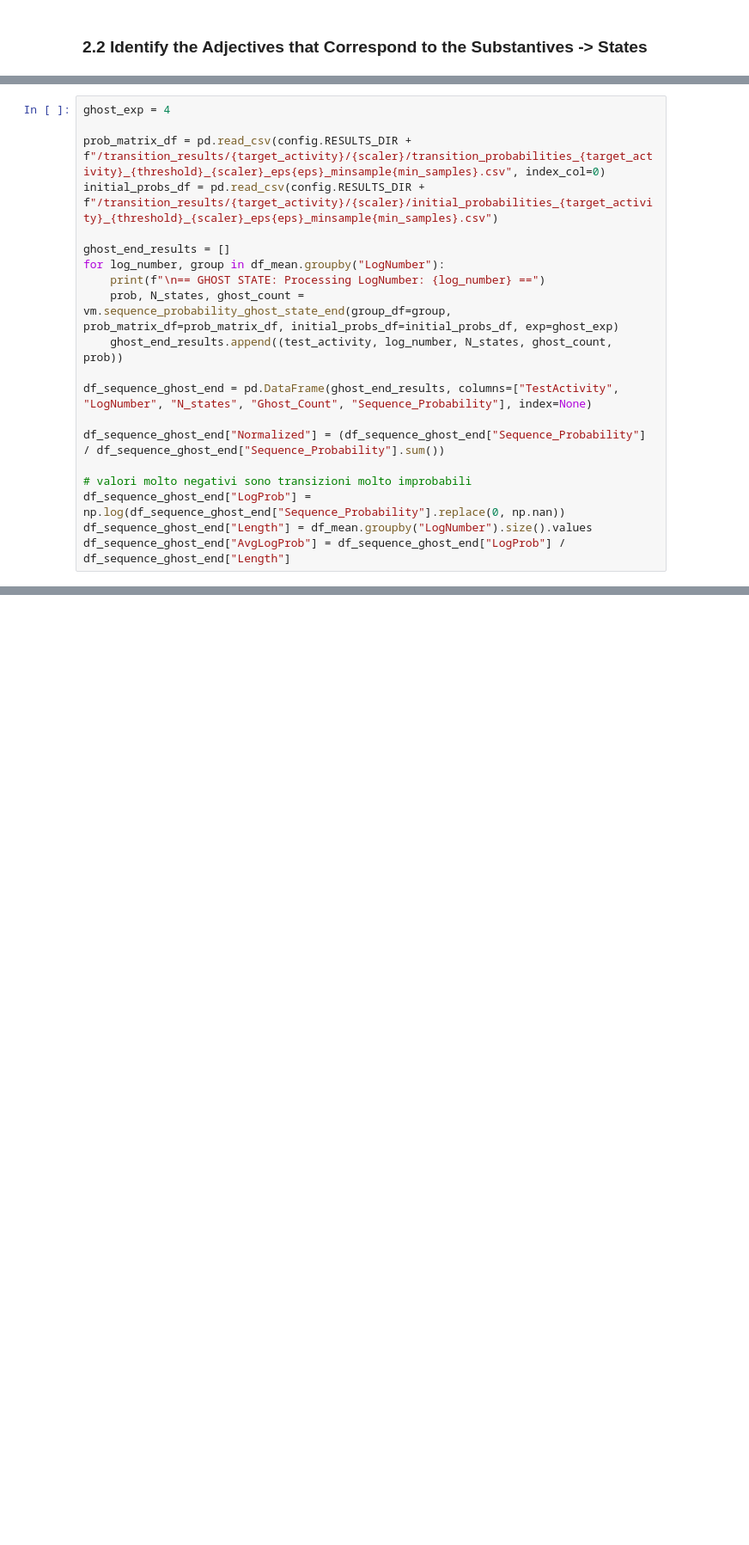
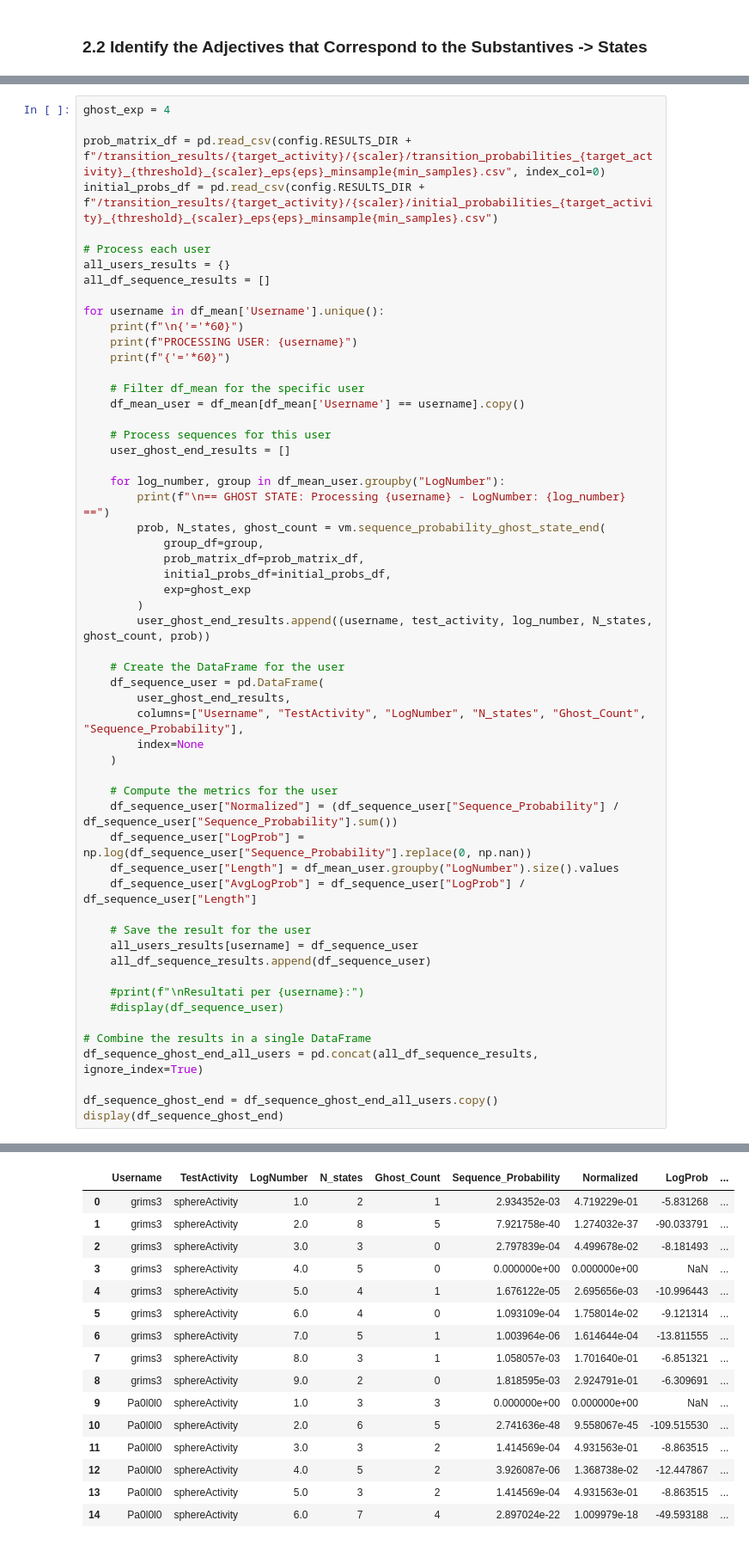
Before and after one commit to VSecLab/BioCRG, a Jupyter notebook: model_project/src/model.ipynb, the cells around one changed output, grey strips where cells are left out. Shown: that part at 86% size. Saved outputs shown, nothing was run; the diff lists cells and outputs as text; blank space fills up the shorter version.

```diff
--- a/model_project/src/model.ipynb
+++ b/model_project/src/model.ipynb
@@ -313,23 +522,60 @@ When calculating the probability of each sequence, we take into account the numb
 -n: number of Ghost States
 
 -N: total number of states in the sequence
-# %%
-ghost_exp = 4
-
-prob_matrix_df = pd.read_csv(config.RESULTS_DIR + f"/transition_results/{target_activity}/{scaler}/transition_probabilities_{target_activity}_{threshold}_{scaler}_eps{eps}_minsample{min_samples}.csv", index_col=0)
-initial_probs_df = pd.read_csv(config.RESULTS_DIR + f"/transition_results/{target_activity}/{scaler}/initial_probabilities_{target_activity}_{threshold}_{scaler}_eps{eps}_minsample{min_samples}.csv")
-
-ghost_end_results = []
-for log_number, group in df_mean.groupby("LogNumber"):
-    print(f"\n== GHOST STATE: Processing LogNumber: {log_number} ==")
-    prob, N_states, ghost_count = vm.sequence_probability_ghost_state_end(group_df=group, prob_matrix_df=prob_matrix_df, initial_probs_df=initial_probs_df, exp=ghost_exp)
-    ghost_end_results.append((test_activity, log_number, N_states, ghost_count, prob))
-
-df_sequence_ghost_end = pd.DataFrame(ghost_end_results, columns=["TestActivity", "LogNumber", "N_states", "Ghost_Count", "Sequence_Probability"], index=None)
-
-df_sequence_ghost_end["Normalized"] = (df_sequence_ghost_end["Sequence_Probability"] / df_sequence_ghost_end["Sequence_Probability"].sum())
-
-# valori molto negativi sono transizioni molto improbabili
-df_sequence_ghost_end["LogProb"] = np.log(df_sequence_ghost_end["Sequence_Probability"].replace(0, np.nan))
-df_sequence_ghost_end["Length"] = df_mean.groupby("LogNumber").size().values
-df_sequence_ghost_end["AvgLogProb"] = df_sequence_ghost_end["LogProb"] / df_sequence_ghost_end["Length"]
+# %%
+ghost_exp = 4
+
+prob_matrix_df = pd.read_csv(config.RESULTS_DIR + f"/transition_results/{target_activity}/{scaler}/transition_probabilities_{target_activity}_{threshold}_{scaler}_eps{eps}_minsample{min_samples}.csv", index_col=0)
+initial_probs_df = pd.read_csv(config.RESULTS_DIR + f"/transition_results/{target_activity}/{scaler}/initial_probabilities_{target_activity}_{threshold}_{scaler}_eps{eps}_minsample{min_samples}.csv")
+
+# Process each user
+all_users_results = {}
+all_df_sequence_results = []
+
+for username in df_mean['Username'].unique():
+    print(f"\n{'='*60}")
+    print(f"PROCESSING USER: {username}")
+    print(f"{'='*60}")
+
+    # Filter df_mean for the specific user
+    df_mean_user = df_mean[df_mean['Username'] == username].copy()
+
+    # Process sequences for this user
+    user_ghost_end_results = []
+
+    for log_number, group in df_mean_user.groupby("LogNumber"):
+        print(f"\n== GHOST STATE: Processing {username} - LogNumber: {log_number} ==")
+        prob, N_states, ghost_count = vm.sequence_probability_ghost_state_end(
+            group_df=group,
+            prob_matrix_df=prob_matrix_df,
+            initial_probs_df=initial_probs_df,
+            exp=ghost_exp
+        )
+        user_ghost_end_results.append((username, test_activity, log_number, N_states, ghost_count, prob))
+
+    # Create the DataFrame for the user
+    df_sequence_user = pd.DataFrame(
+        user_ghost_end_results,
+        columns=["Username", "TestActivity", "LogNumber", "N_states", "Ghost_Count", "Sequence_Probability"],
+        index=None
+    )
+
+    # Compute the metrics for the user
+    df_sequence_user["Normalized"] = (df_sequence_user["Sequence_Probability"] / df_sequence_user["Sequence_Probability"].sum())
+    df_sequence_user["LogProb"] = np.log(df_sequence_user["Sequence_Probability"].replace(0, np.nan))
+    df_sequence_user["Length"] = df_mean_user.groupby("LogNumber").size().values
+    df_sequence_user["AvgLogProb"] = df_sequence_user["LogProb"] / df_sequence_user["Length"]
+
+    # Save the result for the user
+    all_users_results[username] = df_sequence_user
+    all_df_sequence_results.append(df_sequence_user)
+
+    #print(f"\nResultati per {username}:")
+    #display(df_sequence_user)
+
+# Combine the results in a single DataFrame
+df_sequence_ghost_end_all_users = pd.concat(all_df_sequence_results, ignore_index=True)
+
+df_sequence_ghost_end = df_sequence_ghost_end_all_users.copy()
+display(df_sequence_ghost_end)
+# %% [output]
@@ -336,3 +599,19 @@ df_sequence_ghost_end["AvgLogProb"] = df_sequence_ghost_end["LogProb"] / df_sequ
+|  | Username | TestActivity | LogNumber | N_states | Ghost_Count | Sequence_Probability | Normalized | LogProb | ... |
+| 0 | grims3 | sphereActivity | 1.0 | 2 | 1 | 2.934352e-03 | 4.719229e-01 | -5.831268 | ... |
+| 1 | grims3 | sphereActivity | 2.0 | 8 | 5 | 7.921758e-40 | 1.274032e-37 | -90.033791 | ... |
+| 2 | grims3 | sphereActivity | 3.0 | 3 | 0 | 2.797839e-04 | 4.499678e-02 | -8.181493 | ... |
+| 3 | grims3 | sphereActivity | 4.0 | 5 | 0 | 0.000000e+00 | 0.000000e+00 | NaN | ... |
+| 4 | grims3 | sphereActivity | 5.0 | 4 | 1 | 1.676122e-05 | 2.695656e-03 | -10.996443 | ... |
+| 5 | grims3 | sphereActivity | 6.0 | 4 | 0 | 1.093109e-04 | 1.758014e-02 | -9.121314 | ... |
+| 6 | grims3 | sphereActivity | 7.0 | 5 | 1 | 1.003964e-06 | 1.614644e-04 | -13.811555 | ... |
+| 7 | grims3 | sphereActivity | 8.0 | 3 | 1 | 1.058057e-03 | 1.701640e-01 | -6.851321 | ... |
+| 8 | grims3 | sphereActivity | 9.0 | 2 | 0 | 1.818595e-03 | 2.924791e-01 | -6.309691 | ... |
+| 9 | Pa0l0l0 | sphereActivity | 1.0 | 3 | 3 | 0.000000e+00 | 0.000000e+00 | NaN | ... |
+| 10 | Pa0l0l0 | sphereActivity | 2.0 | 6 | 5 | 2.741636e-48 | 9.558067e-45 | -109.515530 | ... |
+| 11 | Pa0l0l0 | sphereActivity | 3.0 | 3 | 2 | 1.414569e-04 | 4.931563e-01 | -8.863515 | ... |
+| 12 | Pa0l0l0 | sphereActivity | 4.0 | 5 | 2 | 3.926087e-06 | 1.368738e-02 | -12.447867 | ... |
+| 13 | Pa0l0l0 | sphereActivity | 5.0 | 3 | 2 | 1.414569e-04 | 4.931563e-01 | -8.863515 | ... |
+| 14 | Pa0l0l0 | sphereActivity | 6.0 | 7 | 4 | 2.897024e-22 | 1.009979e-18 | -49.593188 | ... |
 # %% [markdown]
 # Printing and Saving Results
 
```
Also changed, not shown: parts of 15 cells of this notebook, 3 other files.
